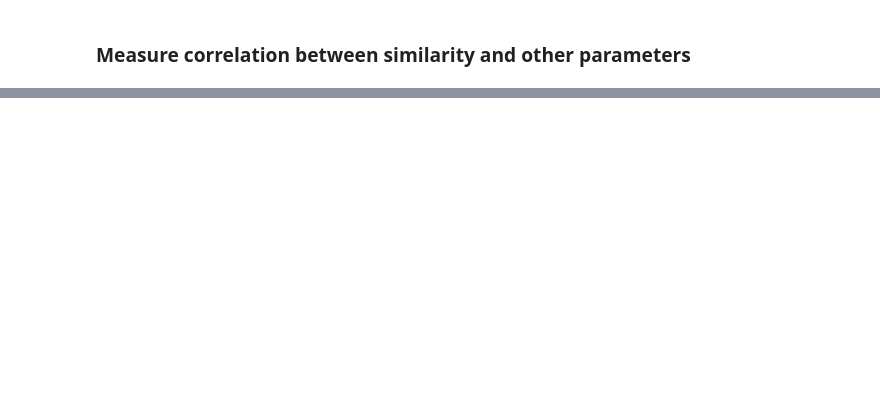
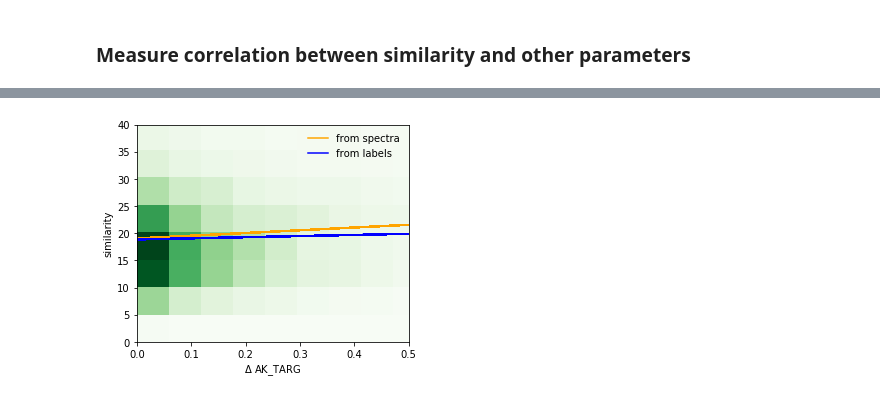
Before and after one commit to drd13/RSCA, a Jupyter notebook: apoNN/notebooks/Experiments.ipynb, the cells around one changed output, grey strips where cells are left out. Cells and saved outputs as stored; diff of their text form; code cells hidden in the pictures; blank space fills up the shorter version.

```diff
--- a/apoNN/notebooks/Experiments.ipynb
+++ b/apoNN/notebooks/Experiments.ipynb
@@ -485,0 +483,15 @@ Ytest = vectors.AstroNNVector(allStar_occamlike[n_start:n_start+n_stars],conside
+# %%
+heatmap,xedges,yedges = np.histogram2d(delta_zs,zs,bins=[40,40])
+extent = [xedges[0], xedges[-1], yedges[0], yedges[-1]]
+plt.clf()
+plt.imshow(heatmap.T,extent=extent,origin='lower',cmap="Greens",aspect=0.01)
+plt.plot(delta_zs,np.poly1d(np.polyfit(delta_zs, zs, 1))(delta_zs),color="orange",label="from spectra")
+plt.plot(delta_ys,np.poly1d(np.polyfit(delta_ys, ys, 1))(delta_ys),color="blue",label="from labels")
+plt.legend(frameon=False)
+plt.xlim(0,0.5)
+plt.ylim(0,40)
+plt.ylabel("similarity")
+plt.xlabel(rf"$\Delta$ {param}")
+plt.savefig("../../figures/extinction_trend_after.pdf",format="pdf")
+# %% [output]
+[figure, added]
```
Also changed, not shown: parts of 129 cells of this notebook, 1 other file.
